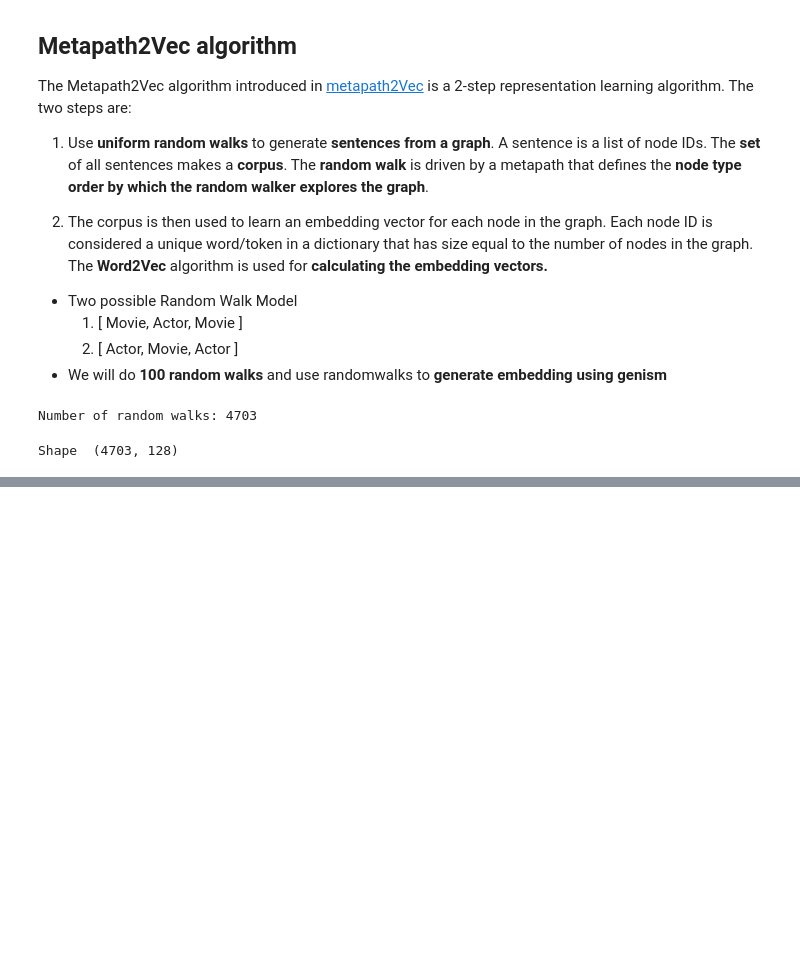
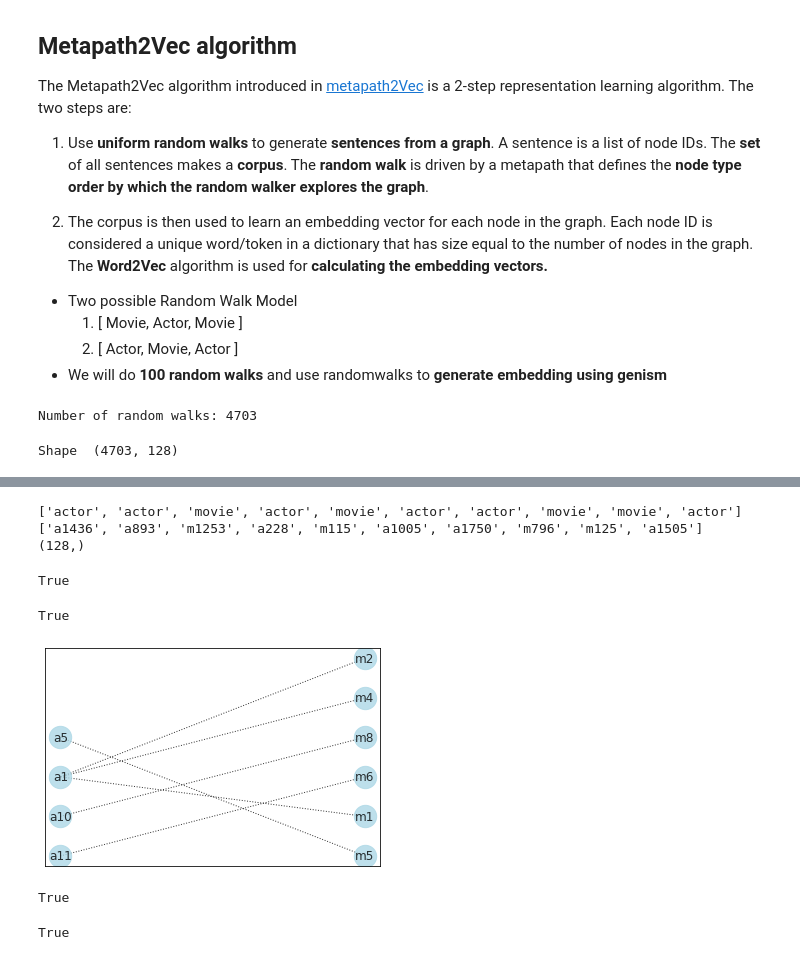
Before and after one commit to cr21/Clustering-on-Movies-and-Actors, a Jupyter notebook: clustering-on-movies-and-actors.ipynb, the cells around one changed output, grey strips where cells are left out. Cells and saved outputs as stored; diff of their text form; code cells hidden in the pictures; blank space fills up the shorter version.

Commit message:
Kaggle Notebook | Clustering on Movies and Actors | Version 4

```diff
--- a/clustering-on-movies-and-actors.ipynb
+++ b/clustering-on-movies-and-actors.ipynb
@@ -131,0 +198,8 @@ node_targets = [ graph.nodes[node_id]['label'] for node_id in node_ids]
+# %%
+print(node_targets[100:110])
+print(node_ids[100:110])
+print(node_embeddings[0].shape)
+# %% [output]
+['actor', 'actor', 'movie', 'actor', 'movie', 'actor', 'actor', 'movie', 'movie', 'actor']
+['a1436', 'a893', 'm1253', 'a228', 'm115', 'a1005', 'a1750', 'm796', 'm125', 'a1505']
+(128,)
@@ -131,0 +228,28 @@ node_targets = [ graph.nodes[node_id]['label'] for node_id in node_ids]
+# %%
+def grader_actors(data):
+    assert(len(data)==3411)
+    return True
+grader_actors(actor_nodes)
+# %% [output]
+True
+# %%
+def grader_movies(data):
+    assert(len(data)==1292)
+    return True
+grader_movies(movie_nodes)
+# %% [output]
+True
+# %%
+import networkx as nx
+from networkx.algorithms import bipartite
+graded_graph= nx.Graph()
+graded_graph.add_nodes_from(['a1','a5','a10','a11'], bipartite=0) # Add the node attribute "bipartite"
+graded_graph.add_nodes_from(['m1','m2','m4','m6','m5','m8'], bipartite=1)
+graded_graph.add_edges_from([('a1','m1'),('a1','m2'),('a1','m4'),('a11','m6'),('a5','m5'),('a10','m8')])
+l={'a1','a5','a10','a11'};r={'m1','m2','m4','m6','m5','m8'}
+pos = {}
+pos.update((node, (1, index)) for index, node in enumerate(l))
+pos.update((node, (2, index)) for index, node in enumerate(r))
+nx.draw_networkx(graded_graph, pos=pos, with_labels=True,node_color='lightblue',alpha=0.8,style='dotted',node_size=500)
+# %% [output]
+[figure, added]
@@ -131,0 +266,28 @@ node_targets = [ graph.nodes[node_id]['label'] for node_id in node_ids]
+# %%
+graded_cost1=cost1(graded_graph,3)
+# print(graded_cost1)
+def grader_cost1(data):
+    assert(data==((1/3)*(4/10))) # 1/3 is number of clusters
+    return True
+grader_cost1(graded_cost1)
+# %% [output]
+True
+# %%
+
+# from functools import filter
+def cost2(graph,number_of_clusters):
+    '''In this function, we will calculate cost1'''
+    sum_out_degree_actors= len(graph.edges)
+    unique_movies_count = len(list(filter(lambda x: 'm' in x, graph.nodes)))
+    cost2 = sum_out_degree_actors/unique_movies_count
+    cost2 /= number_of_clusters
+    return cost2
+
+
+graded_cost2=cost2(graded_graph,3)
+def grader_cost2(data):
+    assert(data==((1/3)*(6/6))) # 1/3 is number of clusters
+    return True
+grader_cost2(graded_cost2)
+# %% [output]
+True
```
Also changed, not shown: parts of 25 cells of this notebook.
